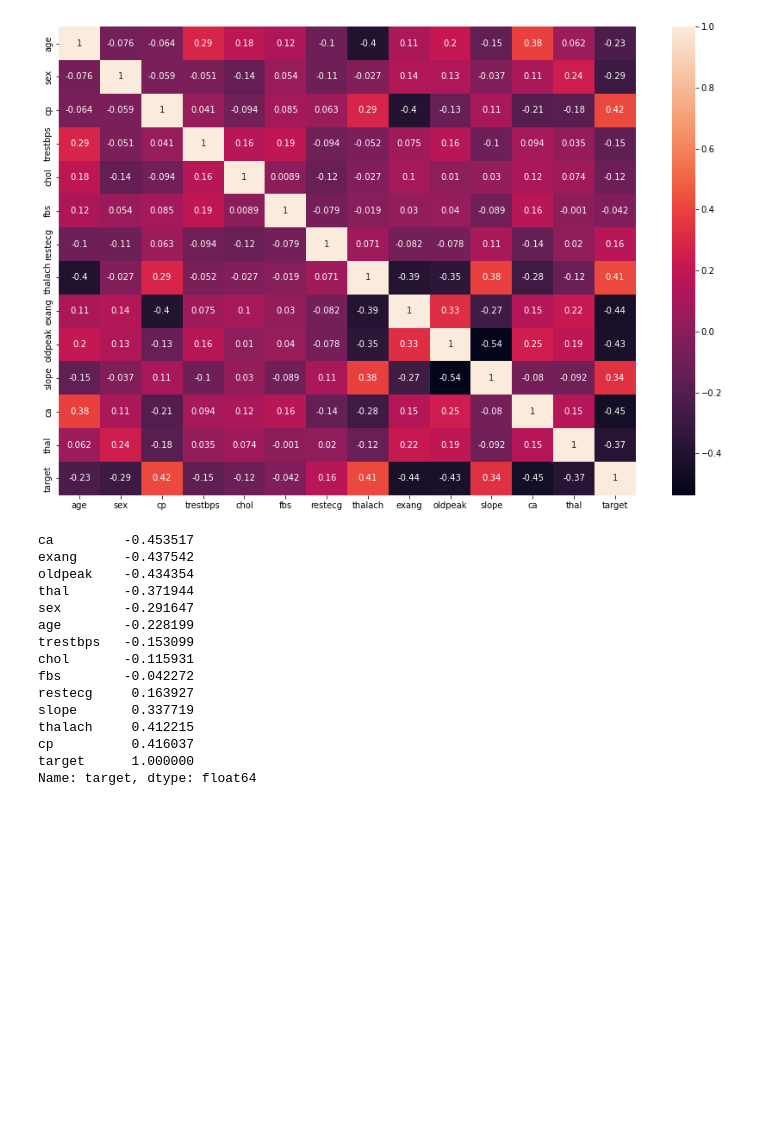
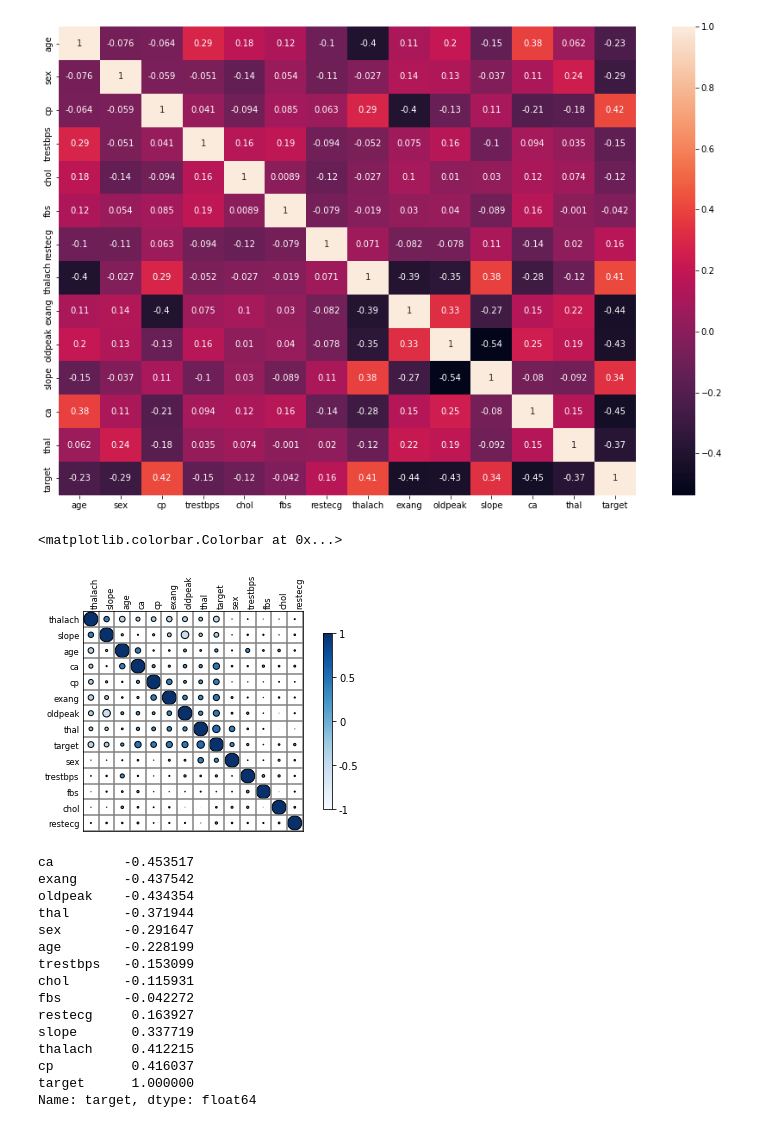
Before and after one commit to Fery-K/Heart_Disease_Diagnosis, a Jupyter notebook: __notebook__.ipynb, the cells around one changed output. Cells and saved outputs as stored; diff of their text form; code cells hidden in the pictures; blank space fills up the shorter version.

```diff
--- a/__notebook__.ipynb
+++ b/__notebook__.ipynb
@@ -701,6 +674,12 @@ sns.heatmap(df.corr(), annot=True)
 # %% [output]
 <AxesSubplot:>
 [figure]
+# %%
+from biokit.viz import corrplot
+corrplot.Corrplot(df.corr()).plot(method='circle', shrink=.9 ,rotation=90, cmap='Blues')
+# %% [output]
+<matplotlib.colorbar.Colorbar at 0x...>
+[figure, added]
 # %%
 corr_matrix = df.corr()
 corr_matrix['target'].sort_valuesalues()
```
Also changed, not shown: parts of 10 cells of this notebook, 1 other file.
